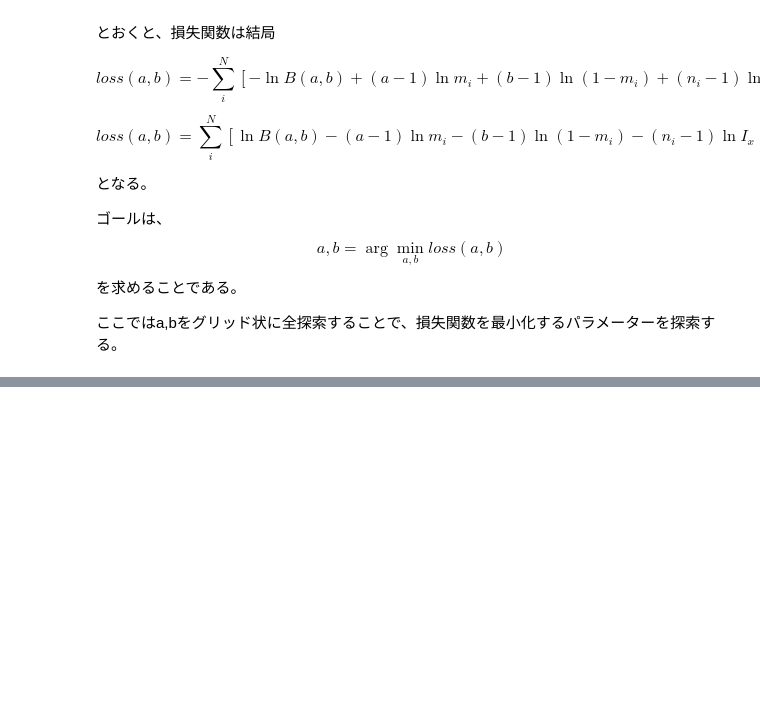
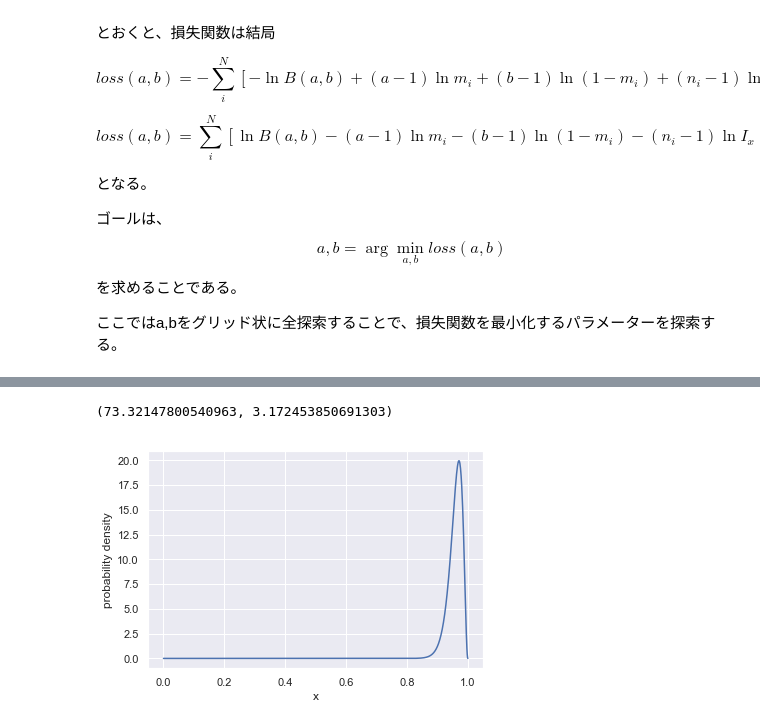
Before and after one commit to masakiaota/blog, a Jupyter notebook: sdvx_score_dist/equation.ipynb, the cells around one changed output, grey strips where cells are left out. Drawn from its saved outputs; the diff is of its cells as text; code cells hidden in the pictures; blank space fills up the shorter version.

```diff
--- a/sdvx_score_dist/equation.ipynb
+++ b/sdvx_score_dist/equation.ipynb
@@ -235,0 +204,2 @@ $$a,b = \arg \min_{a,b} loss(a,b)$$
+# %%
+dfs=load_data()
@@ -235,0 +208,3 @@ $$a,b = \arg \min_{a,b} loss(a,b)$$
+# %%
+df_17=dfs[17]
+df_17.head()
@@ -235,0 +218,13 @@ $$a,b = \arg \min_{a,b} loss(a,b)$$
+# %%
+n_play=df_17['プレー回数'].values
+m_score=df_17['ハイスコア'].values
+# %%
+a,b=arg_min(n_play,m_score)
+# %%
+a,b
+# %% [output]
+(73.32147800540963, 3.172453850691303)
+# %%
+show_beta(a,b)
+# %% [output]
+[figure, added]
```
Also changed, not shown: parts of 38 cells of this notebook, 1 other file.
